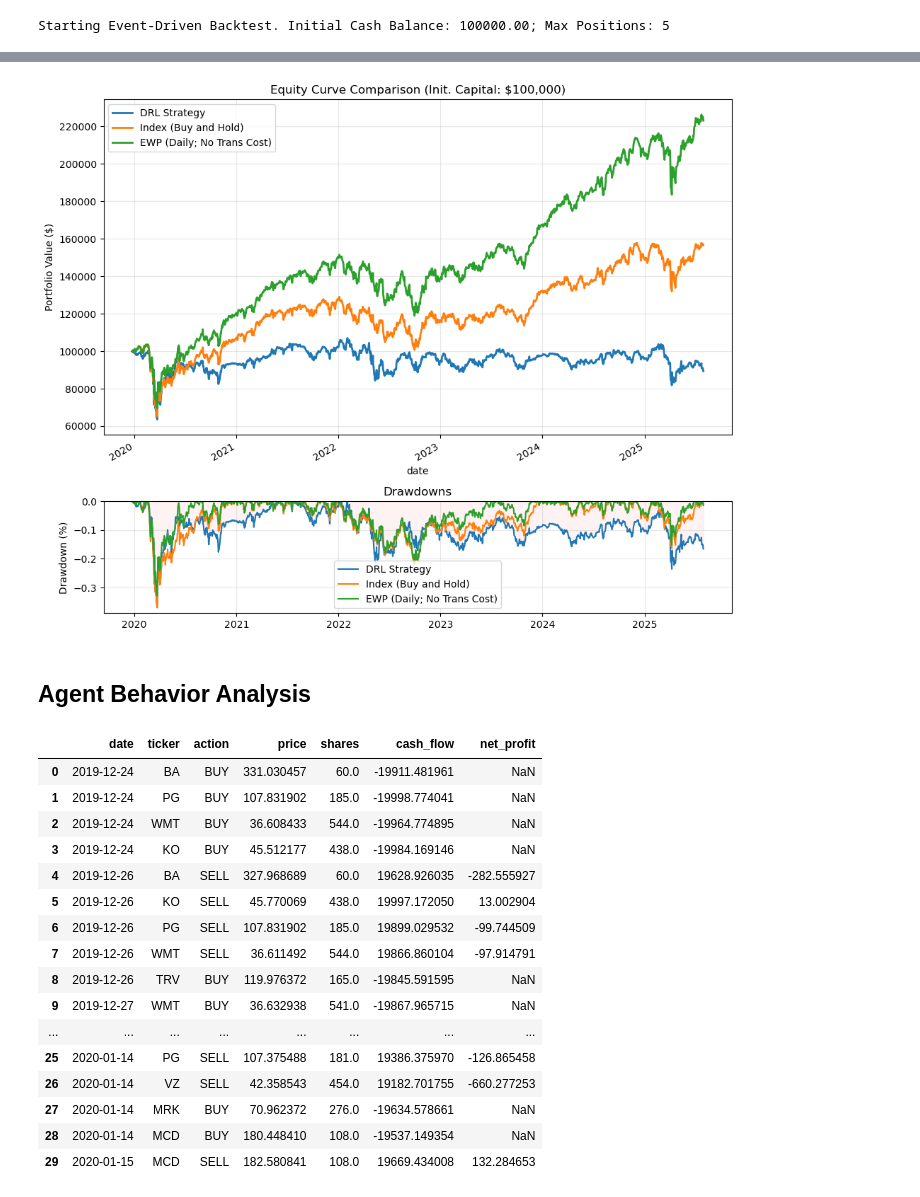
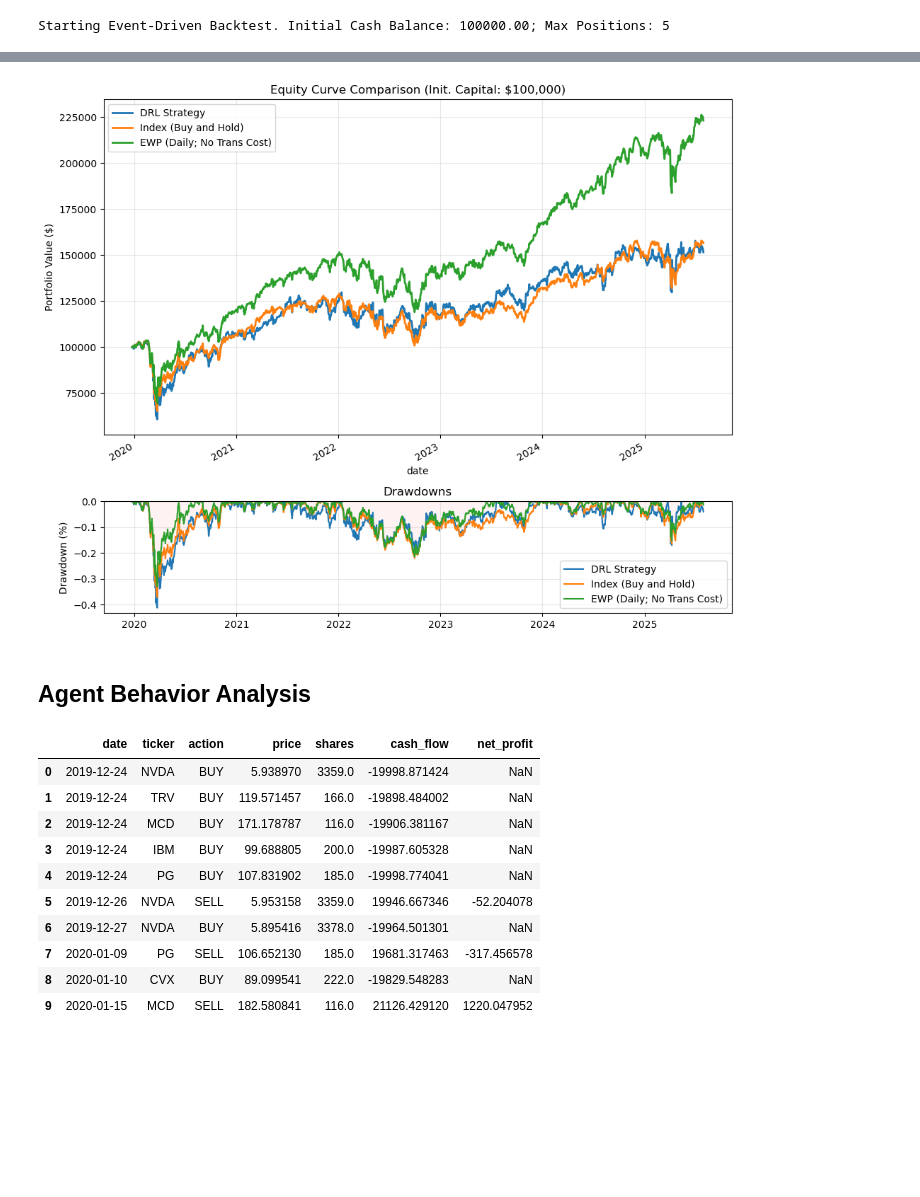
Before and after one commit to shh1v/ReinforceTrader, a Jupyter notebook: notebooks/Backtesting.ipynb, the cells around one changed output, grey strips where cells are left out. Cells and saved outputs as stored; diff of their text form; code cells hidden in the pictures; blank space fills up the shorter version.

```diff
--- a/notebooks/Backtesting.ipynb
+++ b/notebooks/Backtesting.ipynb
@@ -83,7 +83,7 @@ test_config = {
 }
 
 # Set the trained model path here
-MODEL_PATH = '../model_checkpoints/DDQN_DSRC_AE1.keras'
+MODEL_PATH = '../model_checkpoints/DDQN_DSRC_AE1-44.keras'
 
 # Load DRL Agent
 trained_agent = DRLAgent(agent_config=agent_config, reward_type='DSR', model_path=MODEL_PATH)
@@ -113,27 +113,21 @@ display(performance_stats)
 # Plot the equity curves and benchmakrs
 backtester.plot_curves()
 # %% [output]
-[figure, old version]
+[figure, new version]
 # %% [markdown]
 ## Agent Behavior Analysis
 # %%
 # Inspect the trade logs to identify a ticker and long position entry date
-display_df(trade_logs, rows=30)
+display_df(trade_logs)
 # %% [output]
 |  | date | ticker | action | price | shares | cash_flow | net_profit |
-| 0 | 2019-12-24 | BA | BUY | 331.030457 | 60.0 | -19911.481961 | NaN |
-| 1 | 2019-12-24 | PG | BUY | 107.831902 | 185.0 | -19998.774041 | NaN |
-| 2 | 2019-12-24 | WMT | BUY | 36.608433 | 544.0 | -19964.774895 | NaN |
-| 3 | 2019-12-24 | KO | BUY | 45.512177 | 438.0 | -19984.169146 | NaN |
-| 4 | 2019-12-26 | BA | SELL | 327.968689 | 60.0 | 19628.926035 | -282.555927 |
-| 5 | 2019-12-26 | KO | SELL | 45.770069 | 438.0 | 19997.172050 | 13.002904 |
-| 6 | 2019-12-26 | PG | SELL | 107.831902 | 185.0 | 19899.029532 | -99.744509 |
-| 7 | 2019-12-26 | WMT | SELL | 36.611492 | 544.0 | 19866.860104 | -97.914791 |
-| 8 | 2019-12-26 | TRV | BUY | 119.976372 | 165.0 | -19845.591595 | NaN |
-| 9 | 2019-12-27 | WMT | BUY | 36.632938 | 541.0 | -19867.965715 | NaN |
-| ... | ... | ... | ... | ... | ... | ... | ... |
-| 25 | 2020-01-14 | PG | SELL | 107.375488 | 181.0 | 19386.375970 | -126.865458 |
-| 26 | 2020-01-14 | VZ | SELL | 42.358543 | 454.0 | 19182.701755 | -660.277253 |
-| 27 | 2020-01-14 | MRK | BUY | 70.962372 | 276.0 | -19634.578661 | NaN |
-| 28 | 2020-01-14 | MCD | BUY | 180.448410 | 108.0 | -19537.149354 | NaN |
-| 29 | 2020-01-15 | MCD | SELL | 182.580841 | 108.0 | 19669.434008 | 132.284653 |
+| 0 | 2019-12-24 | NVDA | BUY | 5.938970 | 3359.0 | -19998.871424 | NaN |
+| 1 | 2019-12-24 | TRV | BUY | 119.571457 | 166.0 | -19898.484002 | NaN |
+| 2 | 2019-12-24 | MCD | BUY | 171.178787 | 116.0 | -19906.381167 | NaN |
+| 3 | 2019-12-24 | IBM | BUY | 99.688805 | 200.0 | -19987.605328 | NaN |
+| 4 | 2019-12-24 | PG | BUY | 107.831902 | 185.0 | -19998.774041 | NaN |
+| 5 | 2019-12-26 | NVDA | SELL | 5.953158 | 3359.0 | 19946.667346 | -52.204078 |
+| 6 | 2019-12-27 | NVDA | BUY | 5.895416 | 3378.0 | -19964.501301 | NaN |
+| 7 | 2020-01-09 | PG | SELL | 106.652130 | 185.0 | 19681.317463 | -317.456578 |
+| 8 | 2020-01-10 | CVX | BUY | 89.099541 | 222.0 | -19829.548283 | NaN |
+| 9 | 2020-01-15 | MCD | SELL | 182.580841 | 116.0 | 21126.429120 | 1220.047952 |
```
Also changed, not shown: parts of 4 cells of this notebook, 8 other files.
